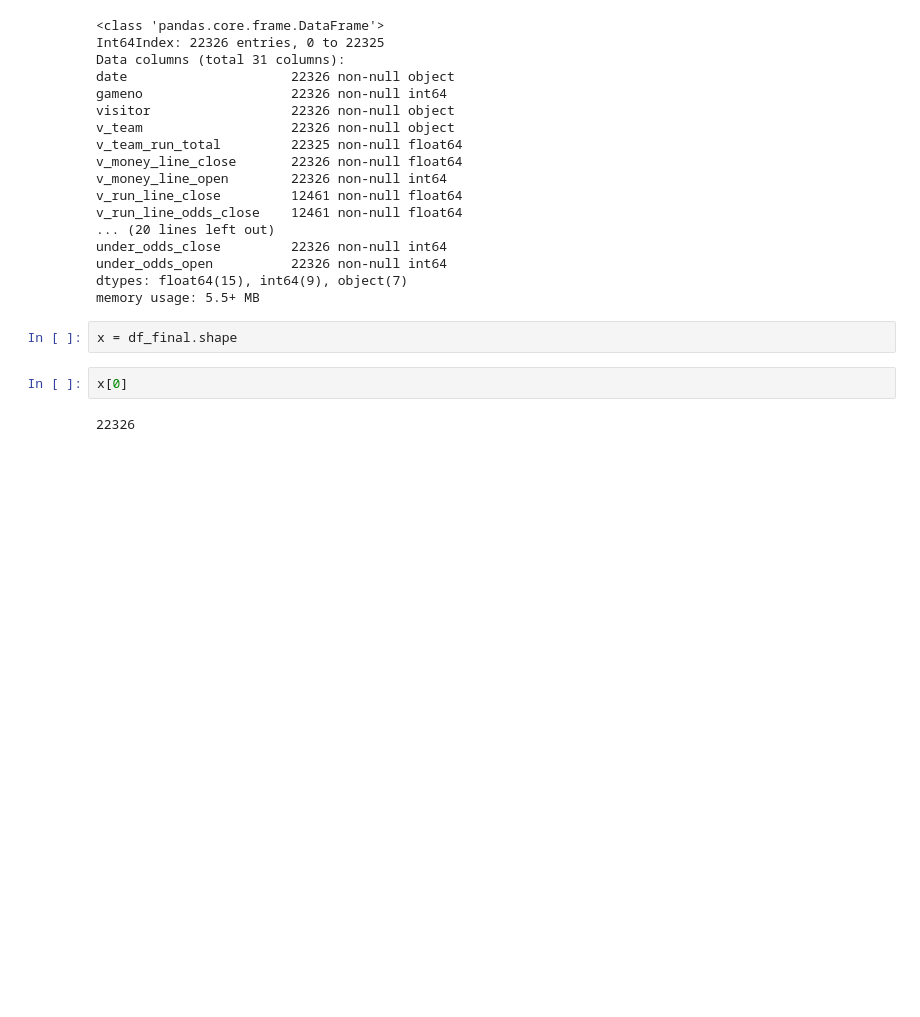
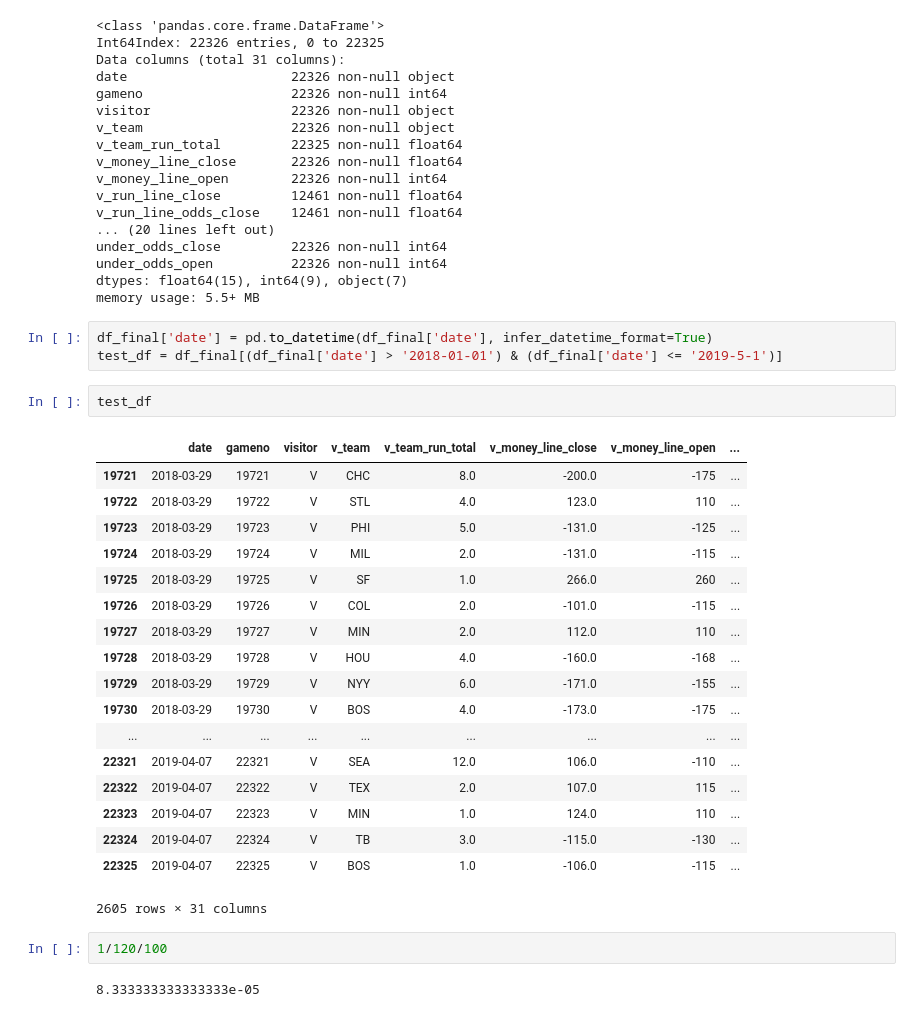
Before and after one commit to jacoblucas95/MLB-Betting-Strategies, a Jupyter notebook: run/setup/data/merged_dataset.ipynb, the cells around one changed output. Drawn from its saved outputs; the diff is of its cells as text; blank space fills up the shorter version.

```diff
--- a/run/setup/data/merged_dataset.ipynb
+++ b/run/setup/data/merged_dataset.ipynb
@@ -177,9 +198,31 @@ under_odds_close         22326 non-null int64
 under_odds_open          22326 non-null int64
 dtypes: float64(15), int64(9), object(7)
 memory usage: 5.5+ MB
-# %%
-x = df_final.shape
-# %%
-x[0]
-# %% [output]
-22326
+# %%
+df_final['date'] = pd.to_datetime(df_final['date'], infer_datetime_format=True)
+test_df = df_final[(df_final['date'] > '2018-01-01') & (df_final['date'] <= '2019-5-1')]
+# %%
+test_df
+# %% [output]
+|  | date | gameno | visitor | v_team | v_team_run_total | v_money_line_close | v_money_line_open | ... |
+| 19721 | 2018-03-29 | 19721 | V | CHC | 8.0 | -200.0 | -175 | ... |
+| 19722 | 2018-03-29 | 19722 | V | STL | 4.0 | 123.0 | 110 | ... |
+| 19723 | 2018-03-29 | 19723 | V | PHI | 5.0 | -131.0 | -125 | ... |
+| 19724 | 2018-03-29 | 19724 | V | MIL | 2.0 | -131.0 | -115 | ... |
+| 19725 | 2018-03-29 | 19725 | V | SF | 1.0 | 266.0 | 260 | ... |
+| 19726 | 2018-03-29 | 19726 | V | COL | 2.0 | -101.0 | -115 | ... |
+| 19727 | 2018-03-29 | 19727 | V | MIN | 2.0 | 112.0 | 110 | ... |
+| 19728 | 2018-03-29 | 19728 | V | HOU | 4.0 | -160.0 | -168 | ... |
+| 19729 | 2018-03-29 | 19729 | V | NYY | 6.0 | -171.0 | -155 | ... |
+| 19730 | 2018-03-29 | 19730 | V | BOS | 4.0 | -173.0 | -175 | ... |
+| ... | ... | ... | ... | ... | ... | ... | ... | ... |
+| 22321 | 2019-04-07 | 22321 | V | SEA | 12.0 | 106.0 | -110 | ... |
+| 22322 | 2019-04-07 | 22322 | V | TEX | 2.0 | 107.0 | 115 | ... |
+| 22323 | 2019-04-07 | 22323 | V | MIN | 1.0 | 124.0 | 110 | ... |
+| 22324 | 2019-04-07 | 22324 | V | TB | 3.0 | -115.0 | -130 | ... |
+| 22325 | 2019-04-07 | 22325 | V | BOS | 1.0 | -106.0 | -115 | ... |
+2605 rows × 31 columns
+# %%
+1/120/100
+# %% [output]
+8.333333333333333e-05
```
Also changed, not shown: parts of 1 cell of this notebook, 2 other files.
